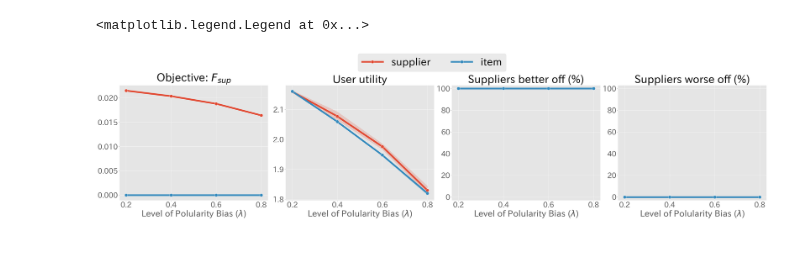
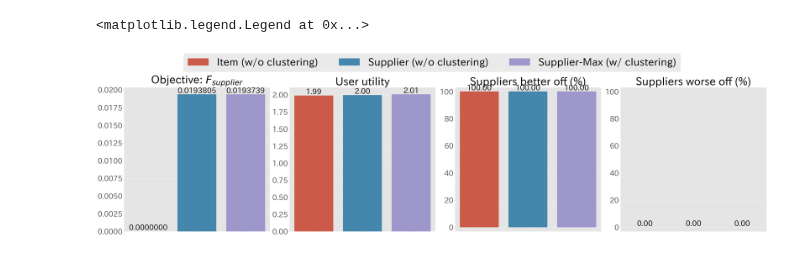
Before and after one commit to tubo213/nsw-with-optimal-transport, a Jupyter notebook: notebook/提供者を考慮した実験.ipynb, the cells around one changed output. Saved outputs shown, nothing was run; the diff lists cells and outputs as text; code cells hidden in the pictures.

```diff
--- a/notebook/提供者を考慮した実験.ipynb
+++ b/notebook/提供者を考慮した実験.ipynb
@@ -157,7 +157,8 @@ def compute_nsw_loss(
     imp = (pi * click_prob).sum(dim=[0, 2])
     # 供給者毎にimpを集計
     imp_sup = aggregate_by_sup_torch(imp, sup)
-    return -(am_rel * torch.log(imp_sup + eps)).sum()
+    imp_l = torch.log(imp_sup + eps)
+    return -(am_rel * imp_l).sum()
 
 
 def compute_pi_ot_nsw(
@@ -195,6 +196,7 @@ def compute_pi_ot_nsw(
     n_rank = expo.shape[0]
     rel_mat: torch.Tensor = torch.FloatTensor(rel_mat).to(device)  # (n_query, n_doc)
     expo: torch.Tensor = torch.FloatTensor(expo).to(device)  # (K, 1)
+    high = torch.FloatTensor(high).to(device)  # (n_doc, )
     sup: torch.Tensor = torch.LongTensor(sup).to(device)  # (n_doc, )
     am_rel = rel_mat.sum(0)  # (n_doc, )
     click_prob = rel_mat[:, :, None] * expo.reshape(1, 1, n_rank)  # (n_query, n_doc, K)
@@ -203,7 +205,7 @@ def compute_pi_ot_nsw(
     am_rel_sup = aggregate_by_sup_torch(am_rel, sup) ** alpha
 
     # アイテムからの供給量
-    a: torch.Tensor = torch.FloatTensor(high).view(1, -1, 1).to(device)
+    a: torch.Tensor = high.view(1, -1, 1).to(device)
     # ダミー列への輸送量はアイテム数 - 表示数
     dummy_demand = a.sum(dim=1) - n_rank  # (n_query, 1)
     b = torch.ones(n_query, n_rank + 1, 1, device=device)
@@ -499,10 +692,11 @@ from matplotlib.axes import Axes
 
 plt.style.use("ggplot")
 METRICS_MAP = {
-    "nsw": "Objective: $F_{sup}$",
+    "nsw": "Objective: $F_{supplier}$",
     "user_util": "User utility",
     "pct_sup_util_better": "Suppliers better off (%)",
     "pct_sup_util_worse": "Suppliers worse off (%)",
+    "exec_time": "Execution time (s)",
 }
 
 metrics = ["nsw", "user_util", "pct_sup_util_better", "pct_sup_util_worse"]
@@ -558,49 +791,79 @@ fig.legend(
 # %%
-mean_n_item_per_sup = 8
-result = pd.DataFrame(results)
-result["method"] = result["method"]
-result = result.query("mean_n_item_per_sup == @mean_n_item_per_sup").reset_index(drop=True)
-
 ncols = len(metrics)
 figsize_0 = 45 / 4 * ncols
-fig, axes = plt.subplots(ncols=ncols, figsize=(figsize_0, 10), tight_layout=True)
+fig, axes = plt.subplots(ncols=ncols, figsize=(figsize_0, 11), tight_layout=True)
 axes: list[Axes] = np.ravel(axes).tolist()
+colors = plt.rcParams["axes.prop_cycle"].by_key()["color"]
+
+method_map = {
+    "item": "Item (w/o clustering)",
+    "supplier": "Supplier (w/o clustering)",
+    "clustered_sup": "Supplier-Max (w/ clustering)",
+}
+order = list(method_map.values())
+pallete = [colors[i] for i, _ in enumerate(method_map)]
+
+result_df = pd.DataFrame(results)
+result_df["n_design_varible_rate"] = (
+    100 * (result_df["n_user_cluster"] * result_df["n_provider_cluster"]) / (n_query * n_sup)
+)
+result_df["method"] = result_df["method"].map(method_map)
 
 for i, metric in enumerate(metrics):
     ax = axes[i]
-    sns.lineplot(
-        x="lam",
+    sns.barplot(
+        data=result_df.query(
+            'method == "Item (w/o clustering)" | method == "Supplier (w/o clustering)" | n_design_varible_rate == 100'
+        ),
+        x="method",
         y=metric,
         hue="method",
-        data=result,
+        order=order,
+        palette=pallete,
+        hue_order=order,
         ax=ax,
-        marker="o",
-        markersize=15,
-        markers=True,
         linewidth=8,
         legend=True,
+        errorbar=None,
     )
+
+    if metric in ["pct_sup_util_better", "pct_sup_util_worse"]:
+        ax.set_ylim(-3, 103)
+
+    # 棒グラフの上に値を追加
+    for j, p in enumerate(ax.patches):
+        height = p.get_height()
+        if (height == 0) & (p.get_x() == 0):  # monky patch
+            continue
+
+        text = f"{height:.2f}" if metric != "nsw" else f"{height:.7f}"
+        ax.text(
+            p.get_x() + p.get_width() / 2,
+            height,
+            text,
+            ha="center",
+            va="bottom",
+            fontsize=35,
+        )
 
     ax.set_title(METRICS_MAP[metric], fontsize=52)
     ax.set_ylabel("")
-    ax.set_xlabel("Level of Polularity Bias ($\lambda$)", fontsize=42)
+    ax.set_xlabel("")
     ax.tick_params(axis="both", labelsize=35)
+    ax.set_xticklabels([])
     ax.legend(fontsize=35)
-
-    if metric in ["pct_sup_util_better", "pct_sup_util_worse"]:
-        ax.set_ylim(-3, 103)
 
     handles, labels = ax.get_legend_handles_labels()
     ax.get_legend().remove()
 
 fig.legend(
     handles,
     labels,
     fontsize=50,
     bbox_to_anchor=(0.5, 1.15),
     ncol=len(labels),
     loc="upper center",
 )
 # %% [output]
 <matplotlib.legend.Legend at 0x...>
-[figure, old version]
+[figure, new version]
```
Also changed, not shown: parts of 6 cells of this notebook.
